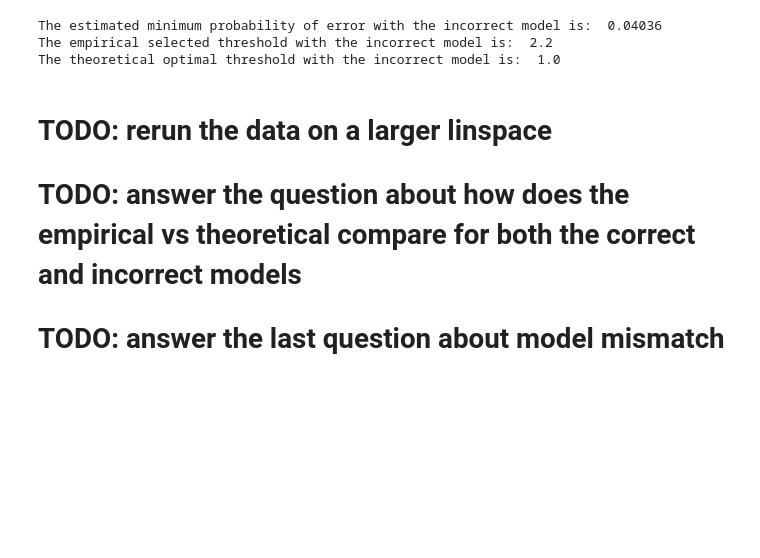
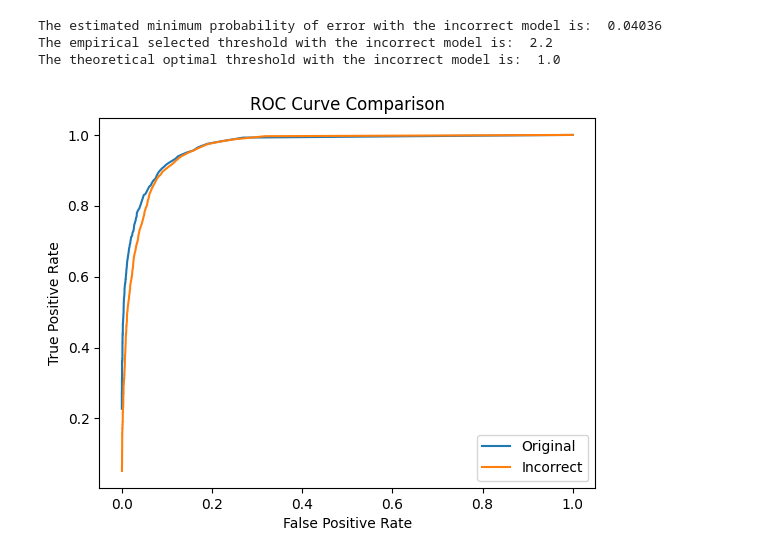
Before and after one commit to chrisswagler/machine-learning, a Jupyter notebook: PS1/p1.ipynb, the cells around one changed output. Saved outputs shown, nothing was run; the diff lists cells and outputs as text; code cells hidden in the pictures; blank space fills up the shorter version.

Commit message:
Complete the question portion and remove TODOs

```diff
--- a/PS1/p1.ipynb
+++ b/PS1/p1.ipynb
@@ -288,7 +288,14 @@ print("The theoretical optimal threshold with the incorrect model is: ", min_err
 The estimated minimum probability of error with the incorrect model is:  0.04036
 The empirical selected threshold with the incorrect model is:  2.2
 The theoretical optimal threshold with the incorrect model is:  1.0
-# %% [markdown]
-# TODO: rerun the data on a larger linspace
-# TODO: answer the question about how does the empirical vs theoretical compare for both the correct and incorrect models
-# TODO: answer the last question about model mismatch
+# %%
+# plot the original ROC curve and the ROC curve for the incorrect model on the same plot
+plt.plot(false_positive_rate, true_positive_rate, label='Original')
+plt.plot(false_positive_rate_incorrect, true_positive_rate_incorrect, label='Incorrect')
+plt.xlabel('False Positive Rate')
+plt.ylabel('True Positive Rate')
+plt.title('ROC Curve Comparison')
+plt.legend()
+plt.show()
+# %% [output]
+[figure, added]
```
Also changed, not shown: parts of 1 cell of this notebook.
